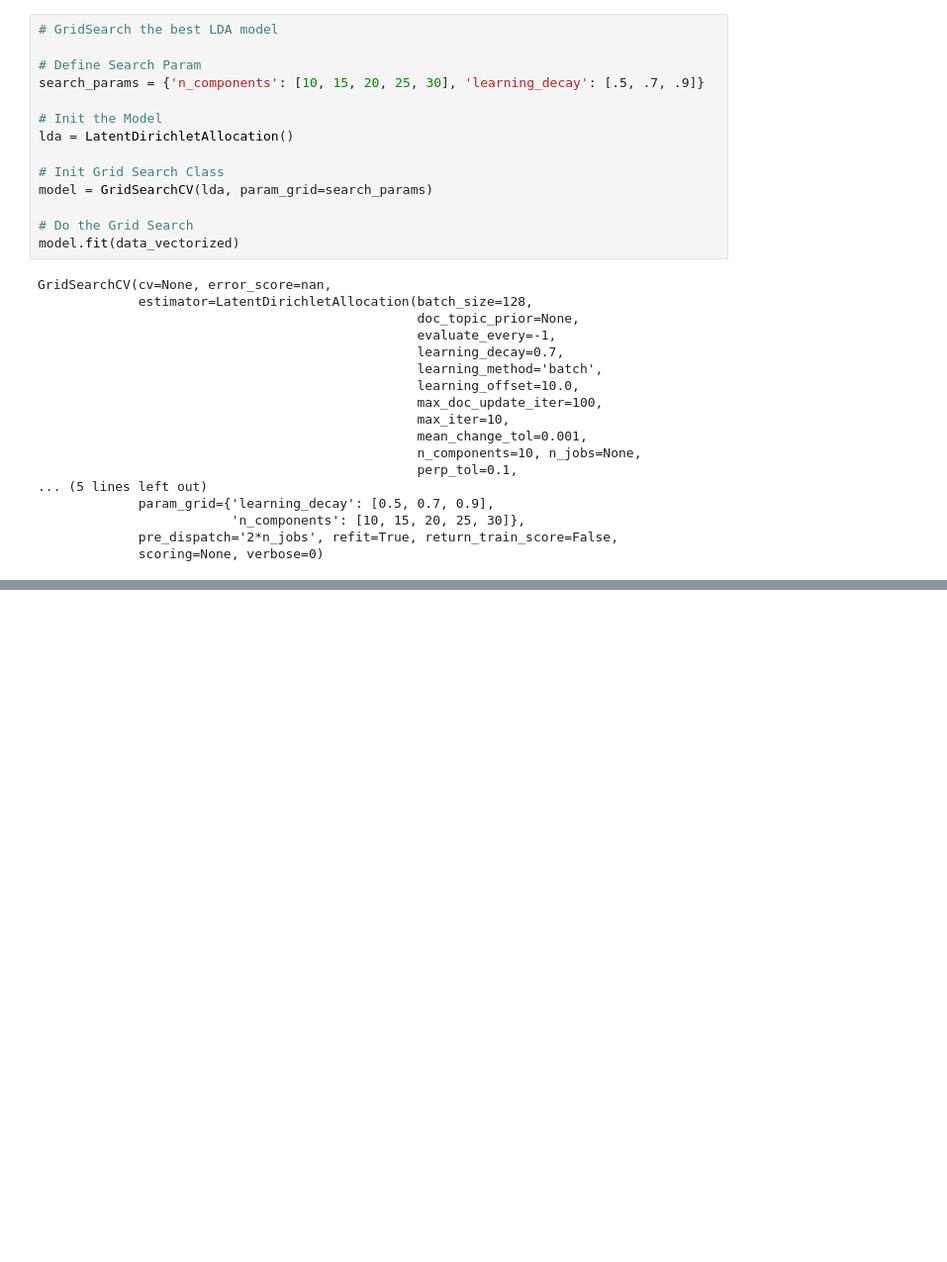
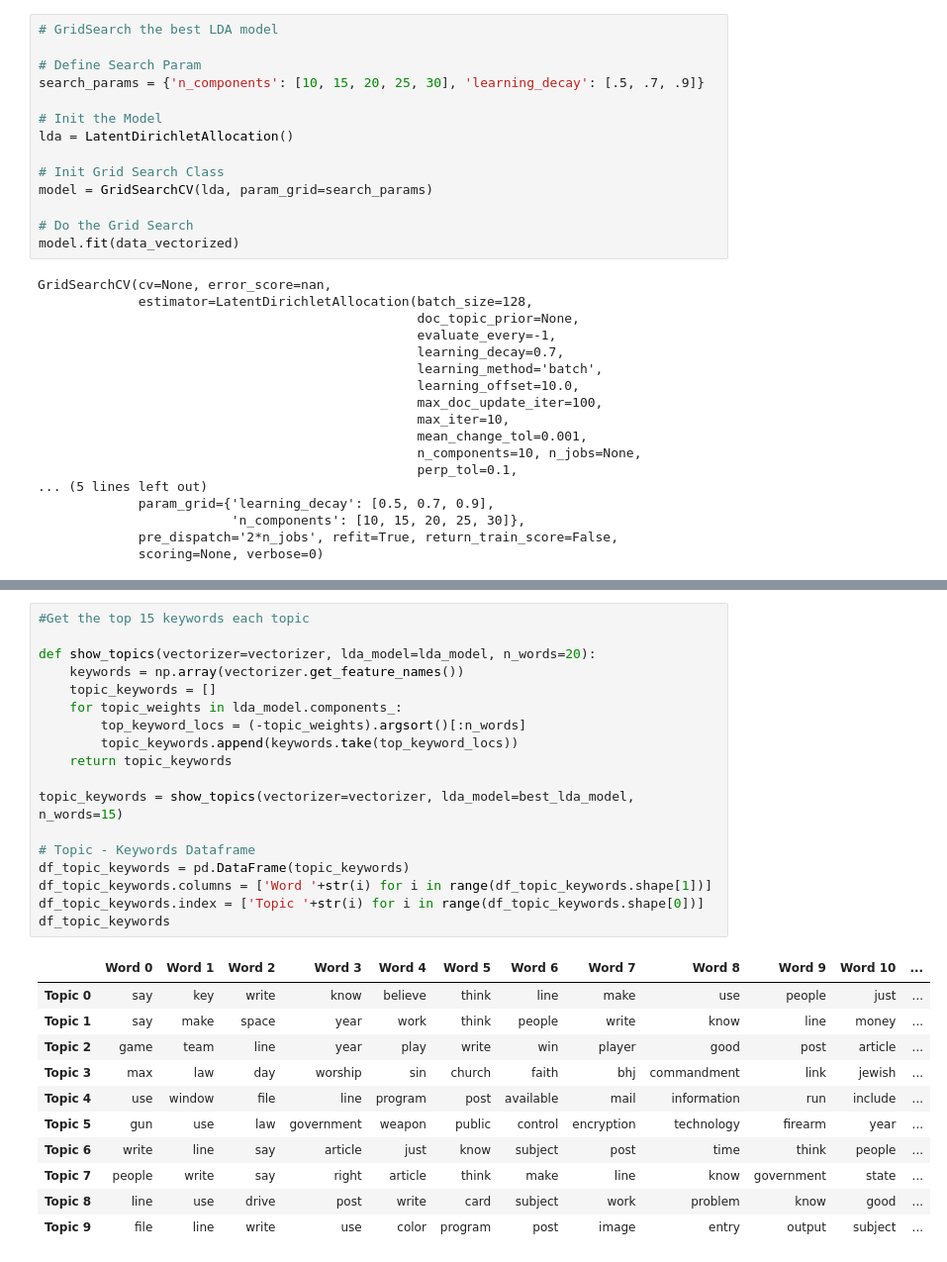
Before and after one commit to ah20776/CE807---Assignment, a Jupyter notebook: CE807_Assignment1.ipynb, the cells around one changed output, grey strips where cells are left out. Shown at 99% size. Cells and saved outputs as stored; diff of their text form; blank space fills up the shorter version.

```diff
--- a/CE807_Assignment1.ipynb
+++ b/CE807_Assignment1.ipynb
@@ -197,0 +379,30 @@ GridSearchCV(cv=None, error_score=nan,
+# %%
+#Get the top 15 keywords each topic
+
+def show_topics(vectorizer=vectorizer, lda_model=lda_model, n_words=20):
+    keywords = np.array(vectorizer.get_feature_names())
+    topic_keywords = []
+    for topic_weights in lda_model.components_:
+        top_keyword_locs = (-topic_weights).argsort()[:n_words]
+        topic_keywords.append(keywords.take(top_keyword_locs))
+    return topic_keywords
+
+topic_keywords = show_topics(vectorizer=vectorizer, lda_model=best_lda_model, n_words=15)
+
+# Topic - Keywords Dataframe
+df_topic_keywords = pd.DataFrame(topic_keywords)
+df_topic_keywords.columns = ['Word '+str(i) for i in range(df_topic_keywords.shape[1])]
+df_topic_keywords.index = ['Topic '+str(i) for i in range(df_topic_keywords.shape[0])]
+df_topic_keywords
+# %% [output]
+|  | Word 0 | Word 1 | Word 2 | Word 3 | Word 4 | Word 5 | Word 6 | Word 7 | Word 8 | Word 9 | Word 10 | ... |
+| Topic 0 | say | key | write | know | believe | think | line | make | use | people | just | ... |
+| Topic 1 | say | make | space | year | work | think | people | write | know | line | money | ... |
+| Topic 2 | game | team | line | year | play | write | win | player | good | post | article | ... |
+| Topic 3 | max | law | day | worship | sin | church | faith | bhj | commandment | link | jewish | ... |
+| Topic 4 | use | window | file | line | program | post | available | mail | information | run | include | ... |
+| Topic 5 | gun | use | law | government | weapon | public | control | encryption | technology | firearm | year | ... |
+| Topic 6 | write | line | say | article | just | know | subject | post | time | think | people | ... |
+| Topic 7 | people | write | say | right | article | think | make | line | know | government | state | ... |
+| Topic 8 | line | use | drive | post | write | card | subject | work | problem | know | good | ... |
+| Topic 9 | file | line | write | use | color | program | post | image | entry | output | subject | ... |
```
Also changed, not shown: parts of 9 cells of this notebook.
